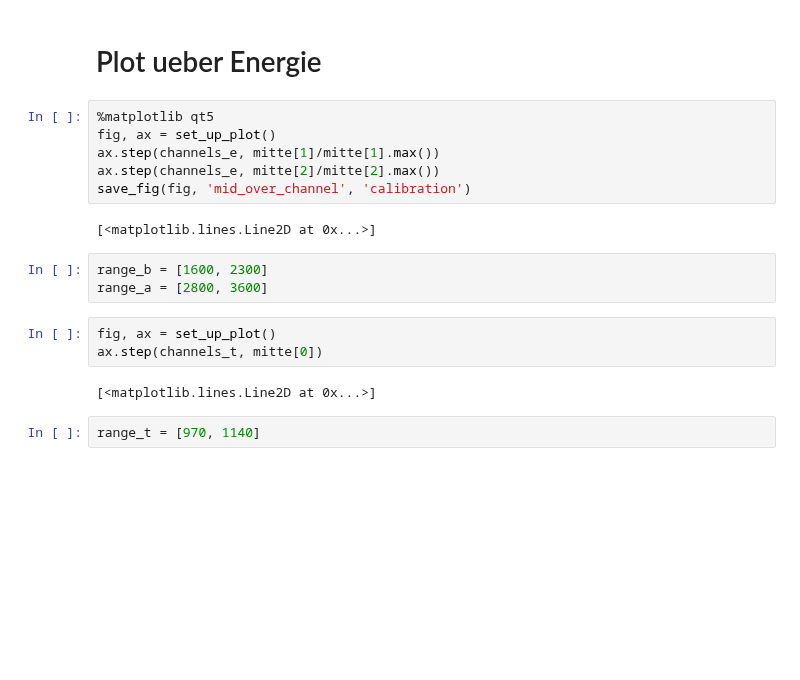
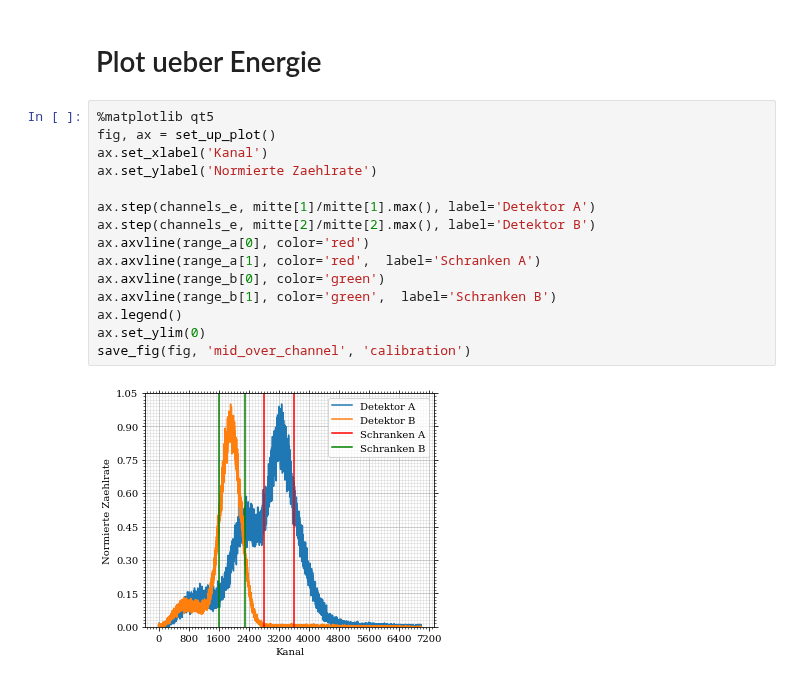
Before and after one commit to vale981/fpraktikum, a Jupyter notebook: PET/auswertung/Untitled.ipynb, the cells around one changed output. Cells and saved outputs as stored; diff of their text form; blank space fills up the shorter version.

```diff
--- a/PET/auswertung/Untitled.ipynb
+++ b/PET/auswertung/Untitled.ipynb
@@ -26,18 +47,17 @@ save_fig(fig, 'mid_over_energy', 'calibration')
 # %%
 %matplotlib qt5
 fig, ax = set_up_plot()
-ax.step(channels_e, mitte[1]/mitte[1].max())
-ax.step(channels_e, mitte[2]/mitte[2].max())
+ax.set_xlabel('Kanal')
+ax.set_ylabel('Normierte Zaehlrate')
+
+ax.step(channels_e, mitte[1]/mitte[1].max(), label='Detektor A')
+ax.step(channels_e, mitte[2]/mitte[2].max(), label='Detektor B')
+ax.axvline(range_a[0], color='red')
+ax.axvline(range_a[1], color='red',  label='Schranken A')
+ax.axvline(range_b[0], color='green')
+ax.axvline(range_b[1], color='green',  label='Schranken B')
+ax.legend()
+ax.set_ylim(0)
 save_fig(fig, 'mid_over_channel', 'calibration')
 # %% [output]
-[<matplotlib.lines.Line2D at 0x...>]
+[figure, added]
-# %%
-range_b = [1600, 2300]
-range_a = [2800, 3600]
-# %%
-fig, ax = set_up_plot()
-ax.step(channels_t, mitte[0])
-# %% [output]
-[<matplotlib.lines.Line2D at 0x...>]
-# %%
-range_t = [970, 1140]
```
Also changed, not shown: parts of 14 cells of this notebook, 35 other files.
